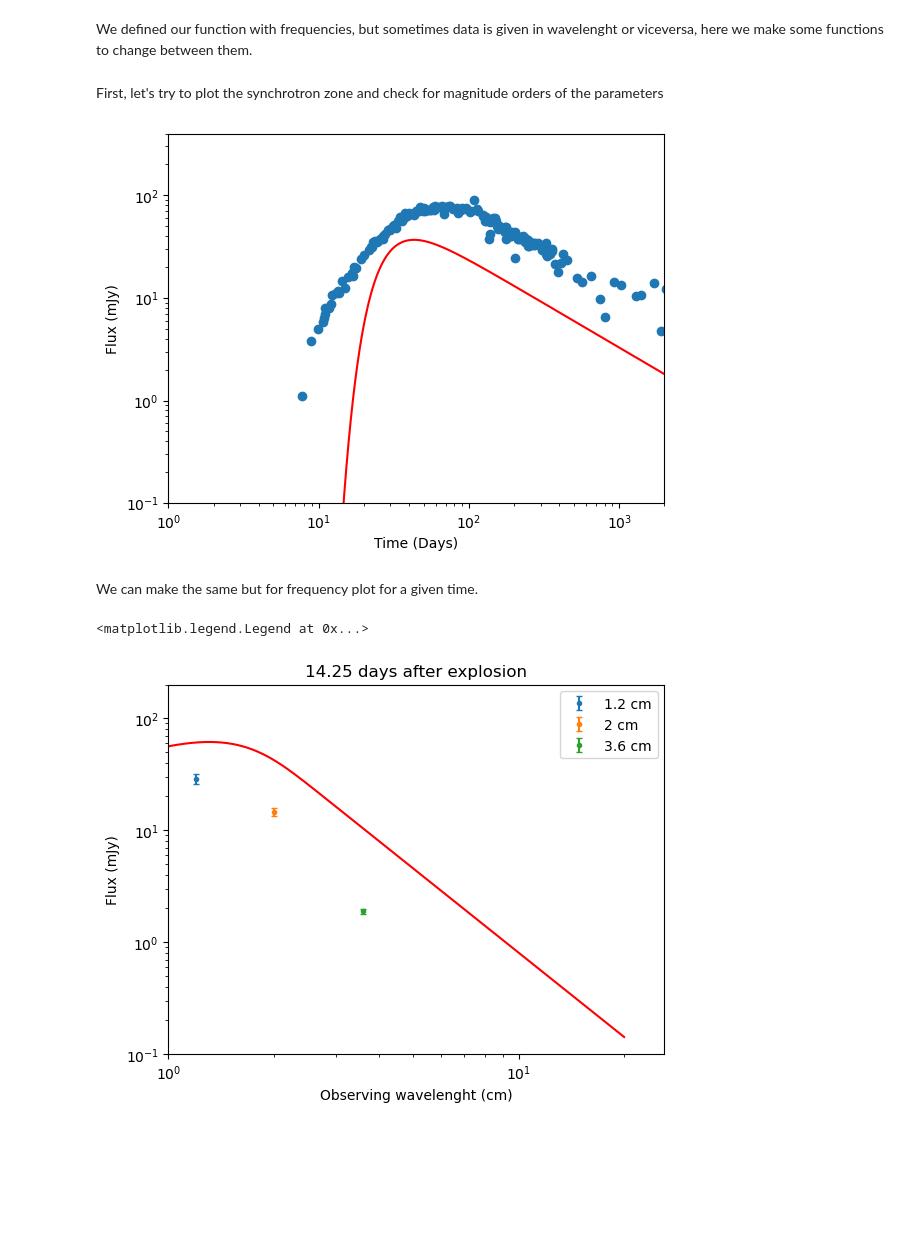
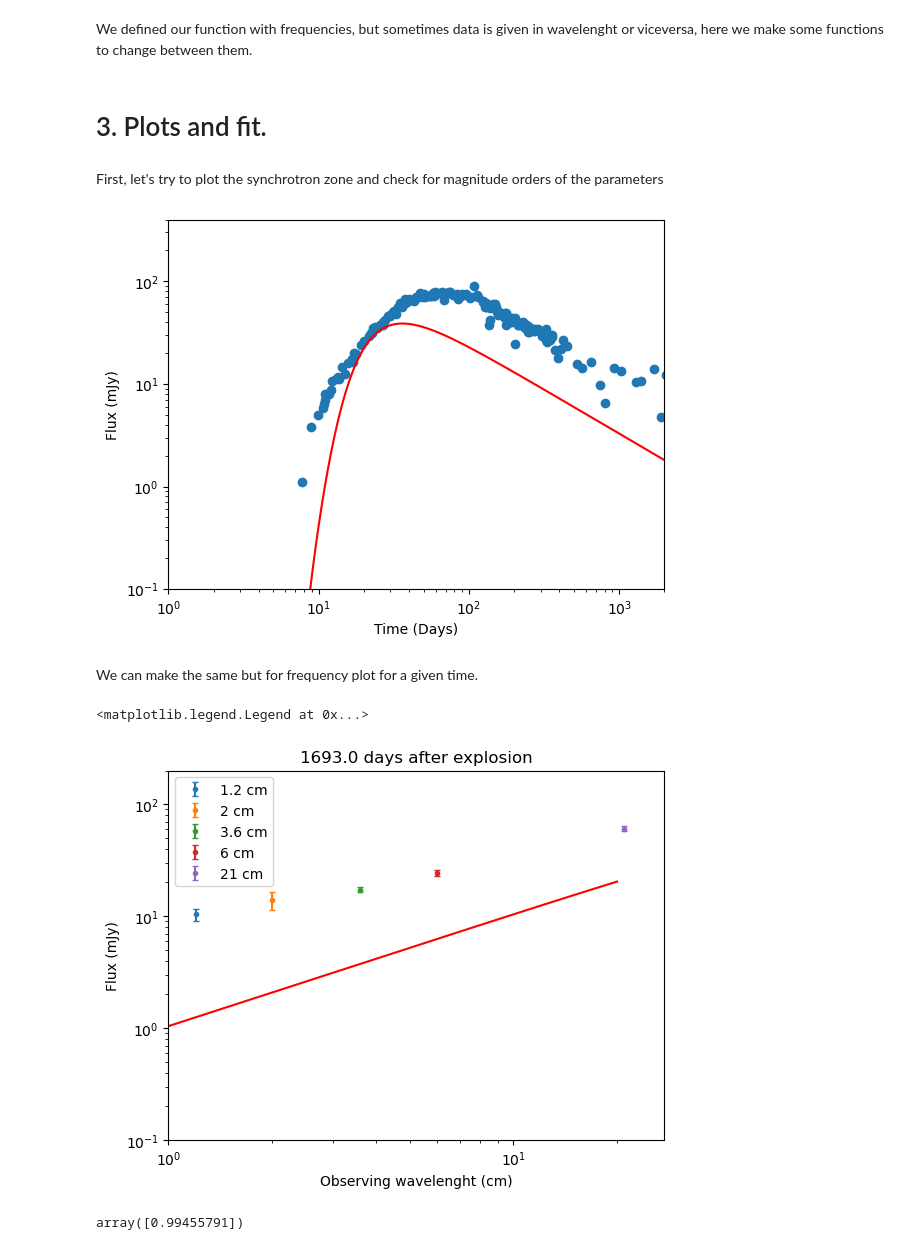
Before and after one commit to Camachoadri/JAEICU2024, a Jupyter notebook: Supernova SN1993J/SN1993J_Synchrotron.ipynb, the cells around one changed output. Drawn from its saved outputs; the diff is of its cells as text; code cells hidden in the pictures; blank space fills up the shorter version.

Commit message:
FreeFree Absorption coeff fixed, more testing and changes in Source

```diff
--- a/Supernova SN1993J/SN1993J_Synchrotron.ipynb
+++ b/Supernova SN1993J/SN1993J_Synchrotron.ipynb
@@ -443,41 +415,14 @@ def SpecIntSynch(p, B, N, radius, shellRadius, frequency):
 
     S =SourceFuncSynch(p, B, N, frequency)
     kappa= SynchrotronAbsorptionCoeff(p, B, N, frequency)
+    Te=ThermalElectronsTemp(radius)
+    Ne=ThermalElectronDensity(radius)
+    kappa_ff=FreeFreeAbsorptionCoeff(Te, Ne,frequency)
+    absorption_ff= np.exp(-radius*kappa_ff)
 
-    I=S*(np.exp(-(radius - shellRadius)*kappa) - np.exp(-radius*kappa))
-    #I=S*(1-np.exp(- shellRadius*kappa))
+    #I=S*(np.exp(-(radius - shellRadius)*kappa) - np.exp(-radius*kappa))*absorption_ff
+    I=S*(1-np.exp(- shellRadius*kappa))*absorption_ff
     return I
-
-
-def SpecIntFreeFree(size, frequency):
-    """
-    SpecIntFreeFree returns the specific intensity of a population of electrons with free free process
-
-    Paramenters
-    :size: Lenght of the emitting region
-    :frequency: frequency at which the specific intensity is computed
-
-    Output
-    :I: specific intensity at the given frequency
-    """
-
-    #Divide the problem in the 2 regions with different temperature assuming same external
-    #electron temperature as in FB98
-    Te1=0
-    Te2=0
-
-    size1=0
-    size2=0
-
-    S1 =SourceFunc(p, B, N0, Te1, frequency)
-    S2 =SourceFunc(p, B, N0, Te2, frequency)
-
-    tau1= SynchrotronOpticalDepth(p, B, N0, size1, frequency) + FreeFreeOpticalDepth(Te1, Ne, size1, frequency)
-    tau2= SynchrotronOpticalDepth(p, B, N0, size2, frequency) + FreeFreeOpticalDepth(Te2, Ne, size2, frequency)
-
-    I=S1*(1- np.exp(-tau1)) + S2*(1- np.exp(-tau2))
-    return I
-
 
 
 def solidangle(radius, distance):
@@ -552,6 +497,8 @@ def wavelenghttofreq(wavelenght):
     """
     wavelenght=wavelenght.to(u.m)
     return (const.c/wavelenght).decompose()
+# %% [markdown]
+# 3. Plots and fit.
 # %% [markdown]
 First, let's try to plot the synchrotron zone and check for magnitude orders of the parameters
 # %%
@@ -568,9 +515,10 @@ y=data_2[1].Flux
 
 t=np.linspace(1, 4000, 1000000)
 
-F1= FluxatT(t, time0, wavelenghttofreq(2*u.cm).cgs.value, p, B0, N0, d, r0)
+F1= 1e3*FluxatT(t, time0, wavelenghttofreq(2*u.cm).cgs.value, p, B0, N0, d, r0) #The data is in mJy
 
-plt.plot(t,F1*1000,'r') #The data is in mJy
+plt.plot(t,F1,'r')
+
 plt.scatter(x,y)
 
 
@@ -582,32 +530,32 @@ plt.ylabel("Flux (mJy)")
 plt.xlabel("Time (Days)")
 plt.show()
 # %% [output]
-[figure, old version]
+[figure, new version]
 # %% [markdown]
 We can make the same but for frequency plot for a given time.
 # %%
-day= DayArray[1]
+day= DayArray[80]
 WavelenghtArray= [1.2*u.cm, 2*u.cm, 3.6*u.cm, 6*u.cm, 20*u.cm]
 WavelenghtContinum= np.linspace(0.1*u.cm, max(WavelenghtArray), 10000)
 
-F1= FluxatT(day, time0, wavelenghttofreq(WavelenghtContinum).value, p, B0, N0, d, r0)
+F1= 1e3*FluxatT(np.array([day]), time0, wavelenghttofreq(WavelenghtContinum).value, p, B0, N0, d, r0)
 
-plt.plot(WavelenghtContinum,F1*1000,'r') #The data is in mJy
+plt.plot(WavelenghtContinum,F1,'r') #The data is in mJy
 for wavelenght in data:
     for i, days in enumerate(wavelenght[1].Days):
         if days==day:
             plt.errorbar((float(wavelenght[0])),
                          wavelenght[1].Flux[i], yerr=wavelenght[1].Error[i],
                          fmt = '.', capsize=2, label= f'{wavelenght[0]} cm')
 
 plt.xscale("log")
 plt.yscale("log")
 plt.ylim(0.1,200)
 plt.xlim(1)
 plt.ylabel("Flux (mJy)")
 plt.xlabel("Observing wavelenght (cm)")
 plt.title(f'{day} days after explosion')
 plt.legend()
 # %% [output]
 <matplotlib.legend.Legend at 0x...>
-[figure, old version]
+[figure, new version]
@@ -613,0 +568,4 @@ plt.legend()
+# %%
+absorption_ff
+# %% [output]
+array([0.99455791])
```
Also changed, not shown: parts of 13 cells of this notebook.
